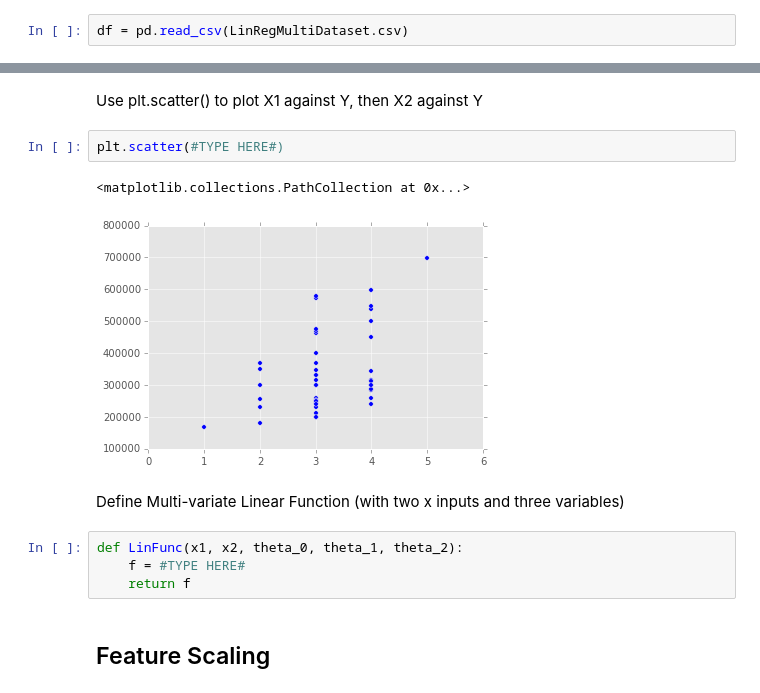
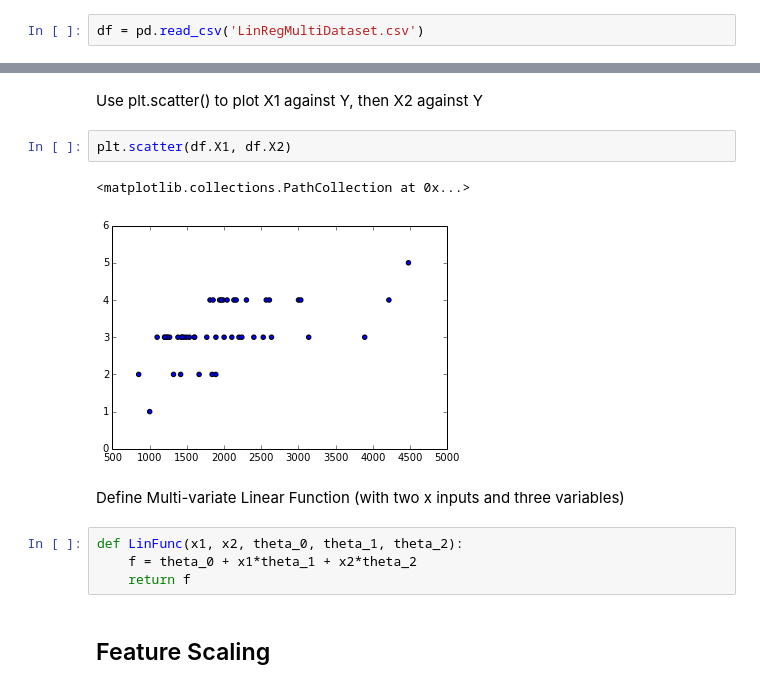
Before and after one commit to kenfujii/training-ASI, a Jupyter notebook: Machine Learning/Exercises/Linear Regression with Multiple Features.ipynb, the cells around one changed output, grey strips where cells are left out. Saved outputs shown, nothing was run; the diff lists cells and outputs as text.

```diff
--- a/Machine Learning/Exercises/Linear Regression with Multiple Features.ipynb
+++ b/Machine Learning/Exercises/Linear Regression with Multiple Features.ipynb
@@ -15,4 +15,4 @@ import pylab
 # %% [markdown]
 Load LinRegMultiDataset.csv onto a data frame. Use pd.read_csv(...)
 # %%
-df = pd.read_csv(LinRegMultiDataset.csv)
+df = pd.read_csv('LinRegMultiDataset.csv')
@@ -32,15 +30,15 @@ Explore first lines and data format using df.head()
 # %% [markdown]
 Use plt.scatter() to plot X1 against Y, then X2 against Y
-# %%
-plt.scatter(#TYPE HERE#)
-# %% [output]
-<matplotlib.collections.PathCollection at 0x...>
-[figure, removed]
+# %%
+plt.scatter(df.X1, df.X2)
+# %% [output]
+<matplotlib.collections.PathCollection at 0x...>
+[figure, added]
 # %% [markdown]
 Define Multi-variate Linear Function (with two x inputs and three variables)
 # %%
 def LinFunc(x1, x2, theta_0, theta_1, theta_2):
-    f = #TYPE HERE#
+    f = theta_0 + x1*theta_1 + x2*theta_2
     return f
 # %% [markdown]
 ## Feature Scaling
```
Also changed, not shown: parts of 28 cells of this notebook, 1 other file.
